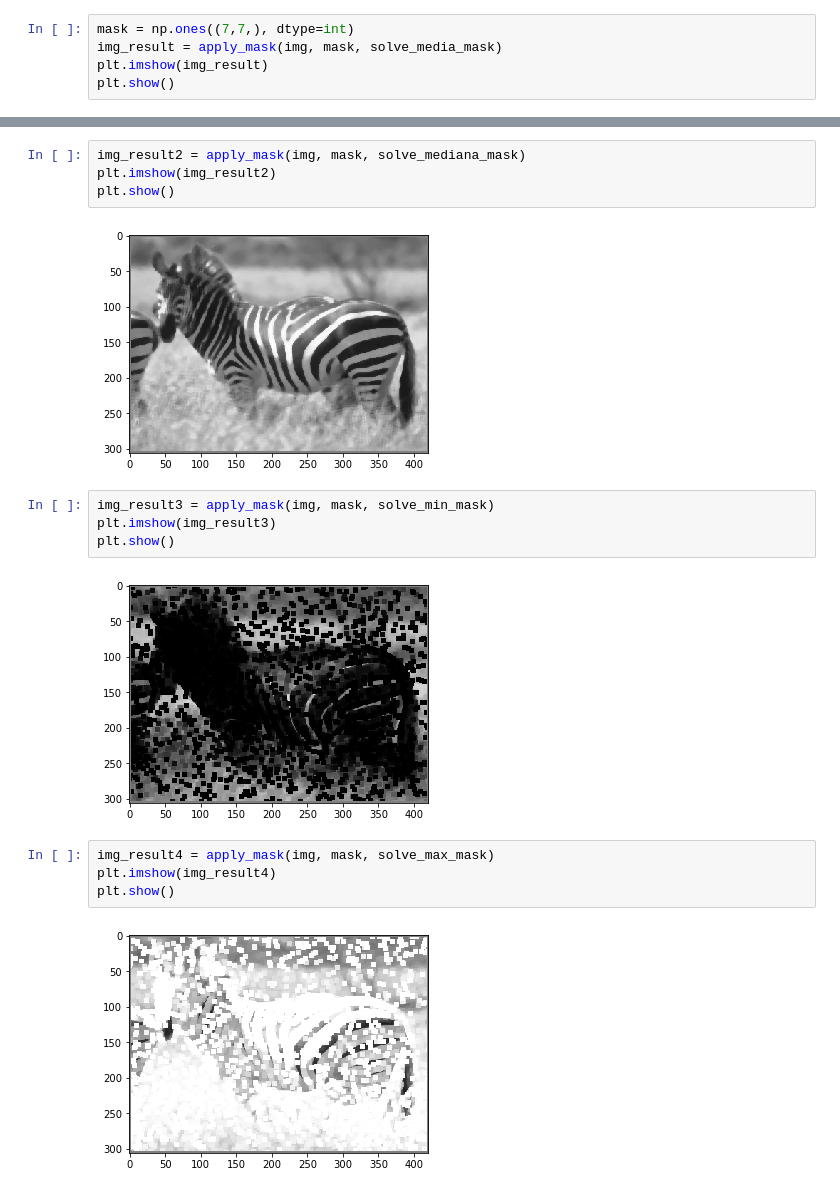
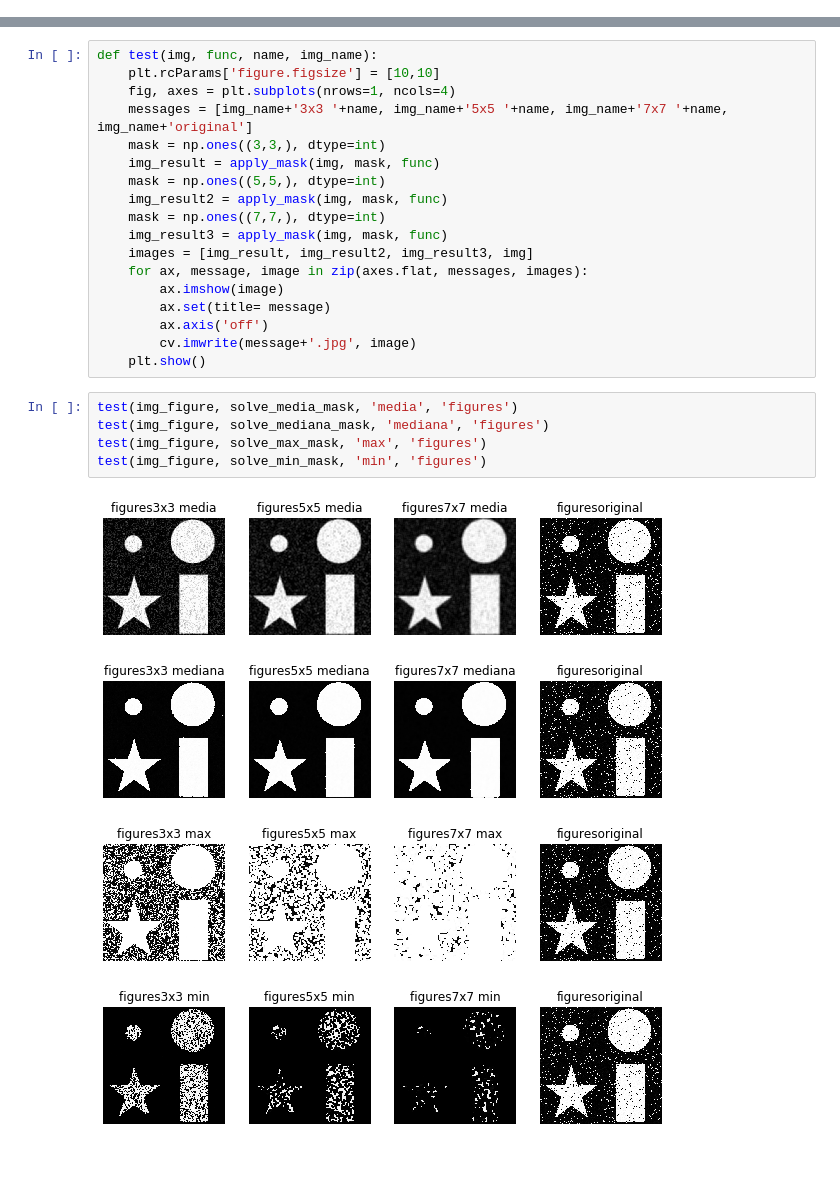
Before and after one commit to jfloreshe/Colab, a Jupyter notebook: Grafica/filtrosOpenCV.ipynb, the cells around one changed output, grey strips where cells are left out. Saved outputs shown, nothing was run; the diff lists cells and outputs as text; blank space fills up the shorter version.

```diff
--- a/Grafica/filtrosOpenCV.ipynb
+++ b/Grafica/filtrosOpenCV.ipynb
@@ -74,6 +74 @@ def apply_mask(img, mask, func):
     return img_result
-# %%
-mask = np.ones((7,7,), dtype=int)
-img_result = apply_mask(img, mask, solve_media_mask)
-plt.imshow(img_result)
-plt.show()
@@ -82,18 +75,28 @@ plt.show()
-# %%
-img_result2 = apply_mask(img, mask, solve_mediana_mask)
-plt.imshow(img_result2)
-plt.show()
-# %% [output]
-[figure, removed]
-# %%
-img_result3 = apply_mask(img, mask, solve_min_mask)
-plt.imshow(img_result3)
-plt.show()
-# %% [output]
-[figure, removed]
-# %%
-img_result4 = apply_mask(img, mask, solve_max_mask)
-plt.imshow(img_result4)
-plt.show()
-# %% [output]
-[figure, removed]
+# %%
+def test(img, func, name, img_name):
+    plt.rcParams['figure.figsize'] = [10,10]
+    fig, axes = plt.subplots(nrows=1, ncols=4)
+    messages = [img_name+'3x3 '+name, img_name+'5x5 '+name, img_name+'7x7 '+name, img_name+'original']
+    mask = np.ones((3,3,), dtype=int)
+    img_result = apply_mask(img, mask, func)
+    mask = np.ones((5,5,), dtype=int)
+    img_result2 = apply_mask(img, mask, func)
+    mask = np.ones((7,7,), dtype=int)
+    img_result3 = apply_mask(img, mask, func)
+    images = [img_result, img_result2, img_result3, img]
+    for ax, message, image in zip(axes.flat, messages, images):
+        ax.imshow(image)
+        ax.set(title= message)
+        ax.axis('off')
+        cv.imwrite(message+'.jpg', image)
+    plt.show()
+# %%
+test(img_figure, solve_media_mask, 'media', 'figures')
+test(img_figure, solve_mediana_mask, 'mediana', 'figures')
+test(img_figure, solve_max_mask, 'max', 'figures')
+test(img_figure, solve_min_mask, 'min', 'figures')
+# %% [output]
+[figure, added]
+[figure, added]
+[figure, added]
+[figure, added]
```
Also changed, not shown: parts of 6 cells of this notebook, 1 other file.
